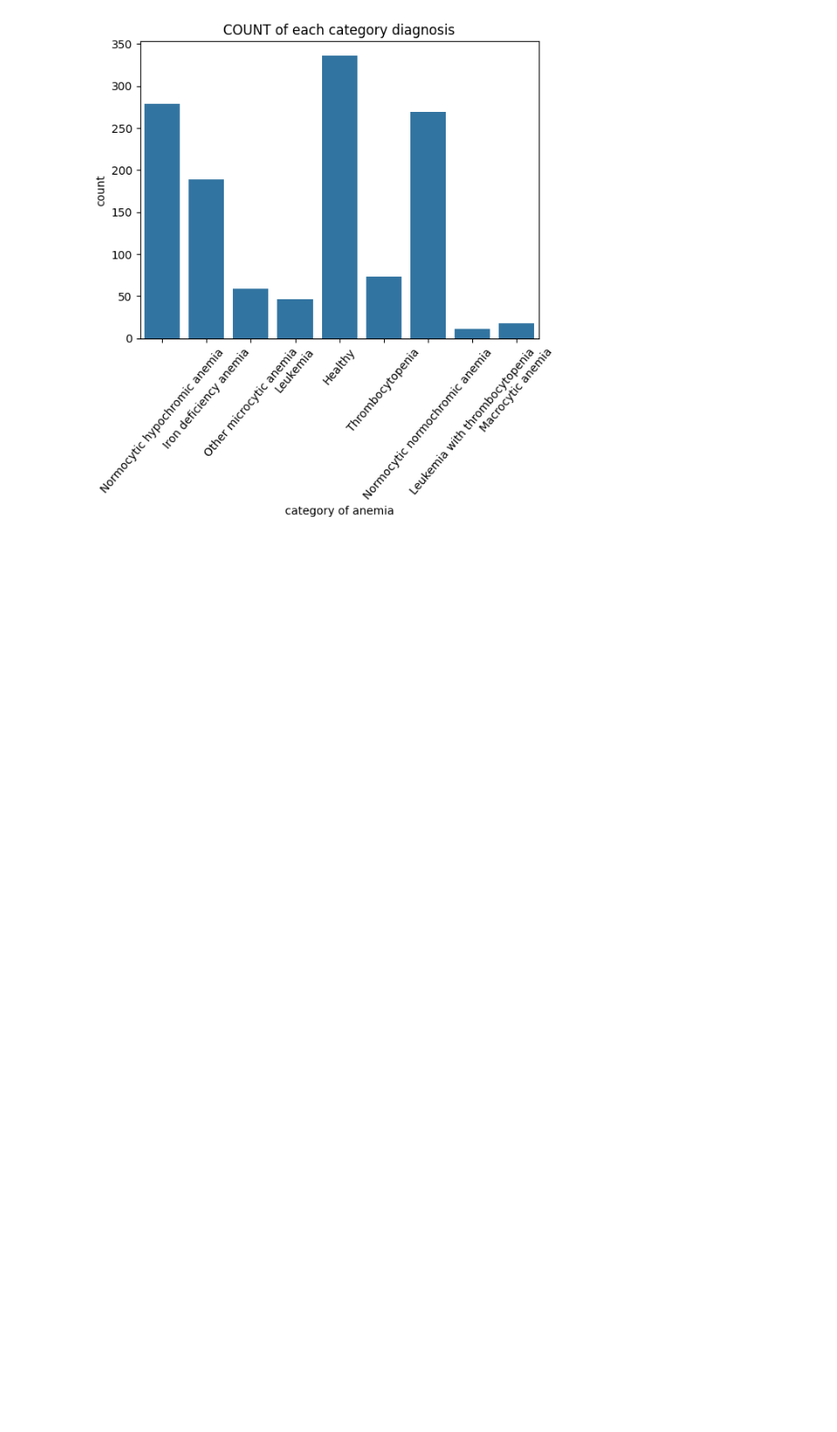
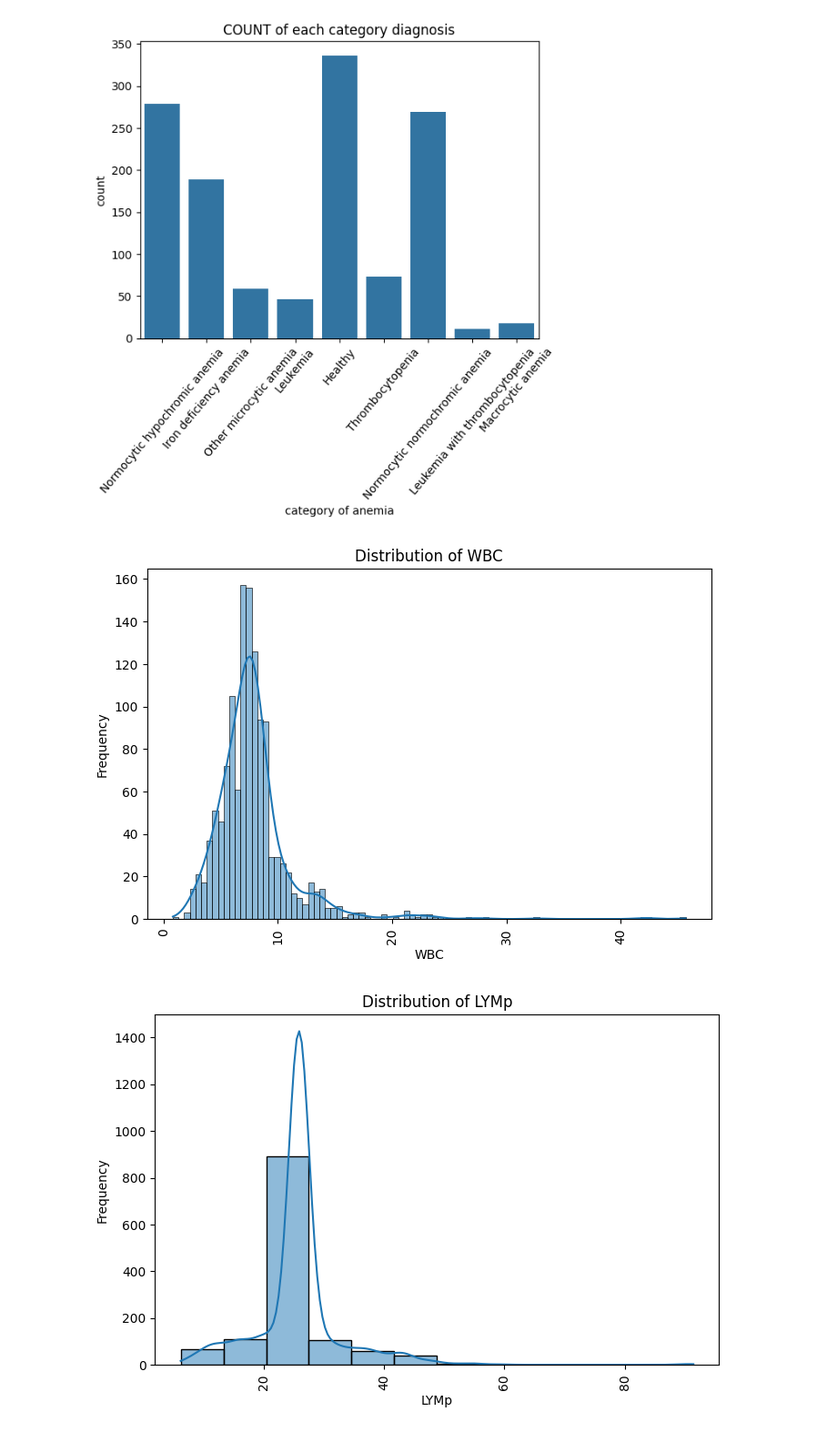
Before and after one commit to nmneema/my-site, a Jupyter notebook: anemiatypes.ipynb, the cells around one changed output. Shown at 91% size. Drawn from its saved outputs; the diff is of its cells as text; code cells hidden in the pictures; blank space fills up the shorter version.

```diff
--- a/anemiatypes.ipynb
+++ b/anemiatypes.ipynb
@@ -138,3 +138,16 @@ plt.xticks(rotation=50)
 plt.show()
 # %% [output]
 [figure]
+# %%
+columns = ['WBC', 'LYMp', 'NEUTp', 'LYMn', 'NEUTn', 'RBC', 'HGB', 'HCT', 'MCV', 'MCH', 'MCHC', 'PLT', 'PDW', 'PCT']
+for column in columns: #loops over column---14 plots
+    plt.figure(figsize=(8, 5))
+    sns.histplot(df[column], kde=True) B#histogram,adds kernel density estimation curve
+    plt.title(f'Distribution of {column}') #{name of the category }
+    plt.xlabel(column)
+    plt.ylabel('Frequency')
+    plt.xticks(rotation=90)
+    plt.show()
+# %% [output]
+[figure, added]
+[figure, added]
```
Also changed, not shown: parts of 10 cells of this notebook.
